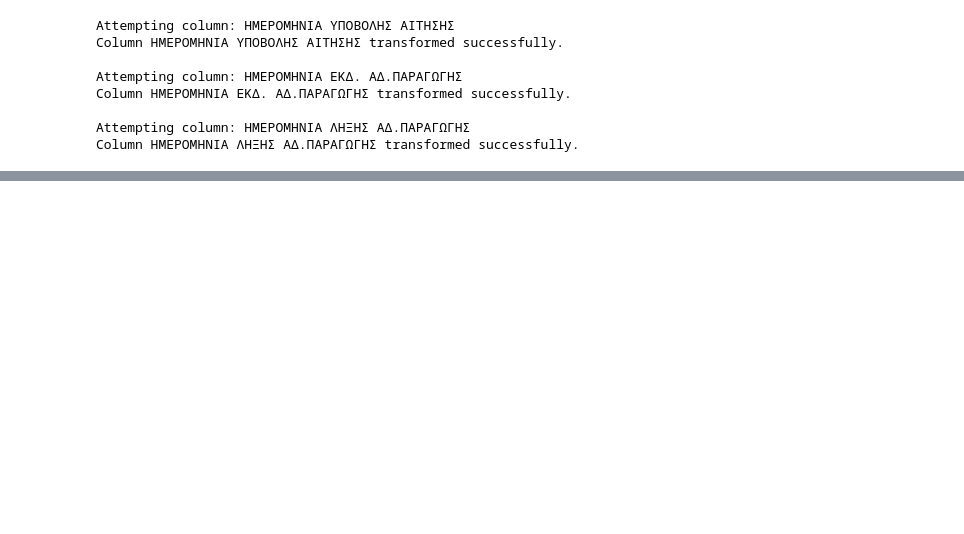
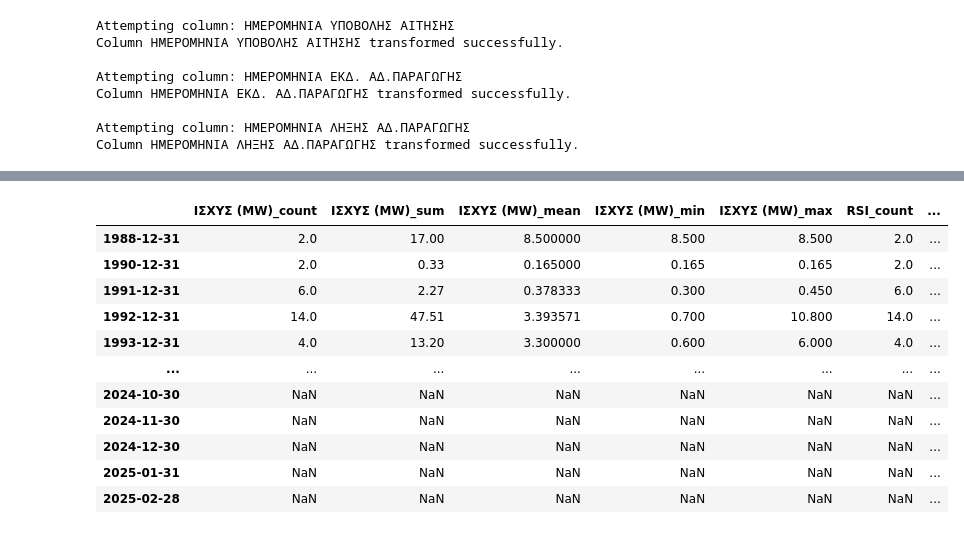
Before and after one commit to Mamxlam/RAE_Forecasting, a Jupyter notebook: src/notebooks/RAE_Forecasting_v2.ipynb, the cells around one changed output, grey strips where cells are left out. Drawn from its saved outputs; the diff is of its cells as text; code cells hidden in the pictures; blank space fills up the shorter version.

```diff
--- a/src/notebooks/RAE_Forecasting_v2.ipynb
+++ b/src/notebooks/RAE_Forecasting_v2.ipynb
@@ -513,4 +624,4 @@ dtype: int64
 # %% [markdown]
 ### Preprocessing
 # %%
-all_ape_data_nodup = all_ape_data.drop_duplicates()
+all_ape_data_nodup = all_ape_data.drop(columns='file').drop_duplicates()
@@ -586,0 +829,84 @@ Index(['ΑΙΤΗΣΗ', 'ΗΜΕΡΟΜΗΝΙΑ ΥΠΟΒΟΛΗΣ ΑΙΤΗΣΗΣ', '
+# %%
+def calculate_rolling_metrics(data, mw_prefix='MW_', window_sizes=[3, 6, 12]):
+    rolling_metrics = pd.DataFrame(index=data.index)
+
+    for window_size in window_sizes:
+        for feature in data.filter(like=mw_prefix).columns:
+            rolling_metrics[f'{feature}_mean_rolling_{window_size}'] = data[feature].rolling(window=window_size).mean()
+            rolling_metrics[f'{feature}_std_rolling_{window_size}'] = data[feature].rolling(window=window_size).std()
+            rolling_metrics[f'{feature}_min_rolling_{window_size}'] = data[feature].rolling(window=window_size).min()
+            rolling_metrics[f'{feature}_max_rolling_{window_size}'] = data[feature].rolling(window=window_size).max()
+            rolling_metrics[f'{feature}_ewm_{window_size}'] = data[feature].ewm(span=window_size).mean()
+
+    return rolling_metrics
+
+def calculate_autocorrelation(data, mw_prefix='MW_', lags=[1, 2, 3]):
+    autocorr = pd.DataFrame(index=data.index)
+
+    for lag in lags:
+        for feature in data.filter(like=mw_prefix).columns:
+            autocorr[f'{feature}_autocorr_lag_{lag}'] = data[feature].autocorr(lag=lag)
+
+    return autocorr
+
+def create_lagged_variables(data, mw_prefix='MW_', lag_lengths=[1, 2, 3]):
+    lagged_data = pd.DataFrame(index=data.index)
+
+    for lag_length in lag_lengths:
+        for feature in data.filter(like=mw_prefix).columns:
+            lagged_data[f'{feature}_lagged_{lag_length}'] = data[feature].shift(lag_length)
+
+    return lagged_data
+
+def calculate_seasonal_aggregations(data, mw_prefix='MW_'):
+    seasonal_aggregations = pd.DataFrame(index=data.index)
+
+    for feature in data.filter(like=mw_prefix).columns:
+        seasonal_aggregations[f'{feature}_mean_monthly'] = data[feature].groupby(data.index.month).transform('mean')
+
+    return seasonal_aggregations
+
+def extract_time_based_features(data):
+    time_features = pd.DataFrame(index=data.index)
+
+    time_features['month'] = data.index.month
+    time_features['year'] = data.index.year
+
+    return time_features
+
+
+mw_prefix = 'MW_'  # Assuming your MW features have this prefix in their column names
+rsi_prefix = 'RSI_'  # Assuming your RSI features have this prefix in their column names
+
+rolling_metrics_mw = calculate_rolling_metrics(monthly_aggregation, mw_prefix=mw_prefix)
+autocorr_mw = calculate_autocorrelation(monthly_aggregation, mw_prefix=mw_prefix)
+lagged_data_mw = create_lagged_variables(monthly_aggregation, mw_prefix=mw_prefix)
+seasonal_aggregations_mw = calculate_seasonal_aggregations(monthly_aggregation, mw_prefix=mw_prefix)
+
+rolling_metrics_rsi = calculate_rolling_metrics(monthly_aggregation, mw_prefix=rsi_prefix)
+autocorr_rsi = calculate_autocorrelation(monthly_aggregation, mw_prefix=rsi_prefix)
+lagged_data_rsi = create_lagged_variables(monthly_aggregation, mw_prefix=rsi_prefix)
+seasonal_aggregations_rsi = calculate_seasonal_aggregations(monthly_aggregation, mw_prefix=rsi_prefix)
+
+# For time-based features, you can directly call the function without prefixes
+time_features = extract_time_based_features(monthly_aggregation)
+
+# You can concatenate the results for MW and RSI features if needed
+final_result = pd.concat([monthly_aggregation, rolling_metrics_mw, autocorr_mw, lagged_data_mw, seasonal_aggregations_mw,
+                          rolling_metrics_rsi, autocorr_rsi, lagged_data_rsi, seasonal_aggregations_rsi,
+                          time_features], axis=1)
+
+final_result
+# %% [output]
+|  | ΙΣΧΥΣ (MW)_count | ΙΣΧΥΣ (MW)_sum | ΙΣΧΥΣ (MW)_mean | ΙΣΧΥΣ (MW)_min | ΙΣΧΥΣ (MW)_max | RSI_count | ... |
+| 1988-12-31 | 2.0 | 17.00 | 8.500000 | 8.500 | 8.500 | 2.0 | ... |
+| 1990-12-31 | 2.0 | 0.33 | 0.165000 | 0.165 | 0.165 | 2.0 | ... |
+| 1991-12-31 | 6.0 | 2.27 | 0.378333 | 0.300 | 0.450 | 6.0 | ... |
+| 1992-12-31 | 14.0 | 47.51 | 3.393571 | 0.700 | 10.800 | 14.0 | ... |
+| 1993-12-31 | 4.0 | 13.20 | 3.300000 | 0.600 | 6.000 | 4.0 | ... |
+| ... | ... | ... | ... | ... | ... | ... | ... |
+| 2024-10-30 | NaN | NaN | NaN | NaN | NaN | NaN | ... |
+| 2024-11-30 | NaN | NaN | NaN | NaN | NaN | NaN | ... |
+| 2024-12-30 | NaN | NaN | NaN | NaN | NaN | NaN | ... |
+| 2025-01-31 | NaN | NaN | NaN | NaN | NaN | NaN | ... |
+| 2025-02-28 | NaN | NaN | NaN | NaN | NaN | NaN | ... |
```
Also changed, not shown: parts of 33 cells of this notebook.
